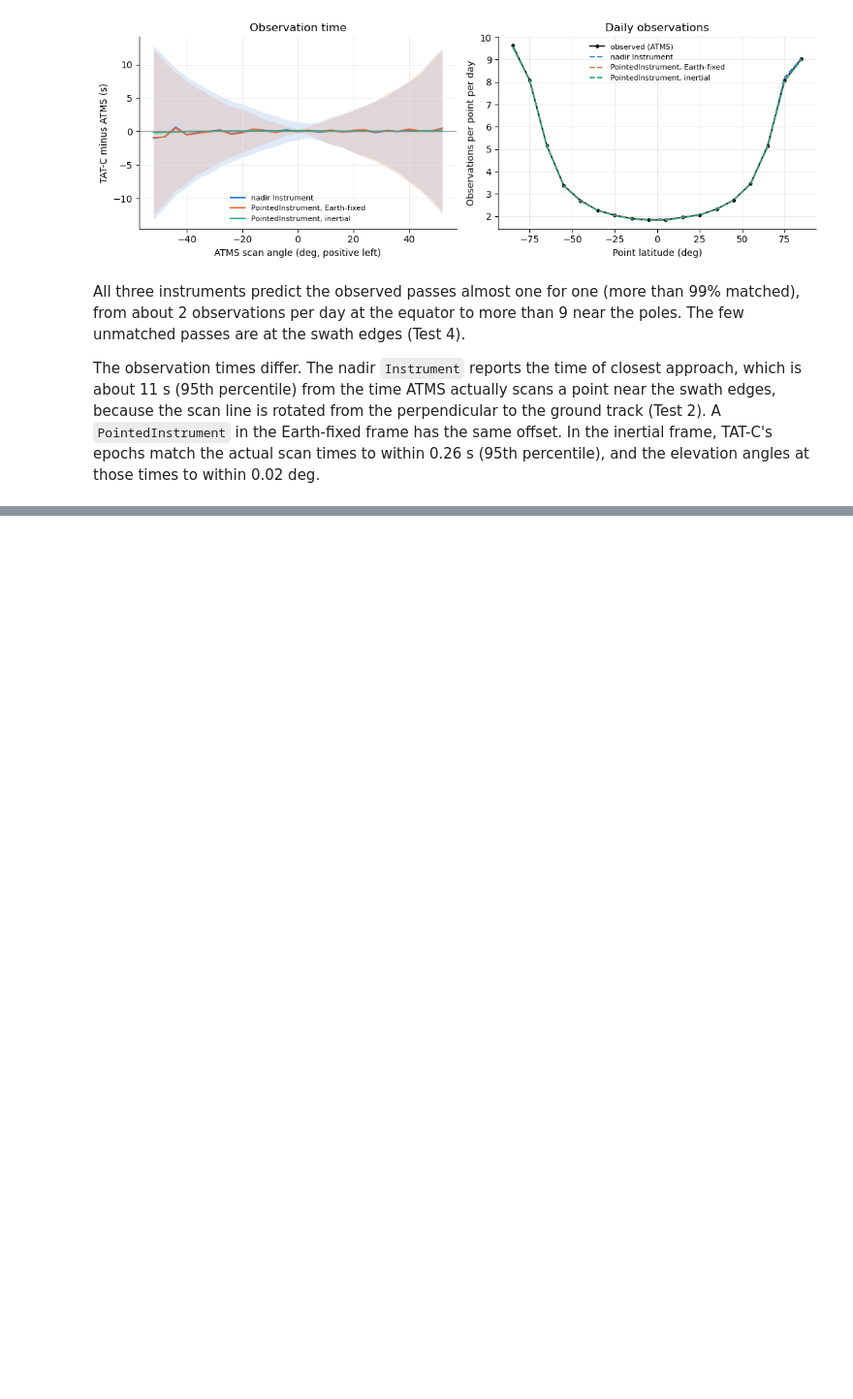
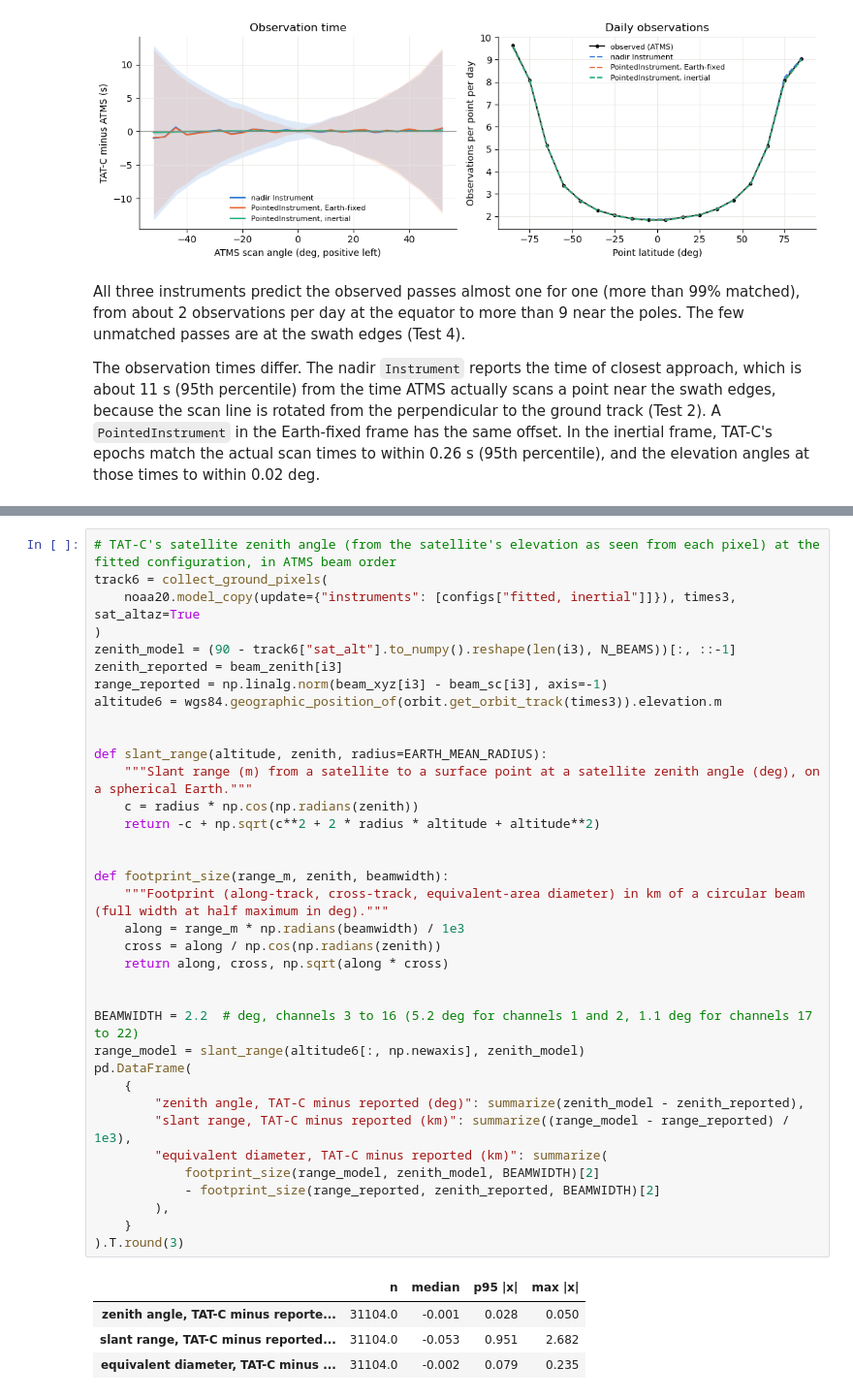
Before and after one commit to code-lab-org/tatc, a Jupyter notebook: docs/validation/ValidateImagerATMS.ipynb, the cells around one changed output, grey strips where cells are left out. Shown at 97% size. Saved outputs shown, nothing was run; the diff lists cells and outputs as text; blank space fills up the shorter version.

```diff
--- a/docs/validation/ValidateImagerATMS.ipynb
+++ b/docs/validation/ValidateImagerATMS.ipynb
@@ -794,0 +802,41 @@ The observation times differ. The nadir `Instrument` reports the time of closest
+# %%
+# TAT-C's satellite zenith angle (from the satellite's elevation as seen from each pixel) at the fitted configuration, in ATMS beam order
+track6 = collect_ground_pixels(
+    noaa20.model_copy(update={"instruments": [configs["fitted, inertial"]]}), times3, sat_altaz=True
+)
+zenith_model = (90 - track6["sat_alt"].to_numpy().reshape(len(i3), N_BEAMS))[:, ::-1]
+zenith_reported = beam_zenith[i3]
+range_reported = np.linalg.norm(beam_xyz[i3] - beam_sc[i3], axis=-1)
+altitude6 = wgs84.geographic_position_of(orbit.get_orbit_track(times3)).elevation.m
+
+
+def slant_range(altitude, zenith, radius=EARTH_MEAN_RADIUS):
+    """Slant range (m) from a satellite to a surface point at a satellite zenith angle (deg), on a spherical Earth."""
+    c = radius * np.cos(np.radians(zenith))
+    return -c + np.sqrt(c**2 + 2 * radius * altitude + altitude**2)
+
+
+def footprint_size(range_m, zenith, beamwidth):
+    """Footprint (along-track, cross-track, equivalent-area diameter) in km of a circular beam (full width at half maximum in deg)."""
+    along = range_m * np.radians(beamwidth) / 1e3
+    cross = along / np.cos(np.radians(zenith))
+    return along, cross, np.sqrt(along * cross)
+
+
+BEAMWIDTH = 2.2  # deg, channels 3 to 16 (5.2 deg for channels 1 and 2, 1.1 deg for channels 17 to 22)
+range_model = slant_range(altitude6[:, np.newaxis], zenith_model)
+pd.DataFrame(
+    {
+        "zenith angle, TAT-C minus reported (deg)": summarize(zenith_model - zenith_reported),
+        "slant range, TAT-C minus reported (km)": summarize((range_model - range_reported) / 1e3),
+        "equivalent diameter, TAT-C minus reported (km)": summarize(
+            footprint_size(range_model, zenith_model, BEAMWIDTH)[2]
+            - footprint_size(range_reported, zenith_reported, BEAMWIDTH)[2]
+        ),
+    }
+).T.round(3)
+# %% [output]
+|  | n | median | p95 |x| | max |x| |
+| zenith angle, TAT-C minus reporte... | 31104.0 | -0.001 | 0.028 | 0.050 |
+| slant range, TAT-C minus reported... | 31104.0 | -0.053 | 0.951 | 2.682 |
+| equivalent diameter, TAT-C minus ... | 31104.0 | -0.002 | 0.079 | 0.235 |
```
Also changed, not shown: parts of 6 cells of this notebook, 7 other files.
